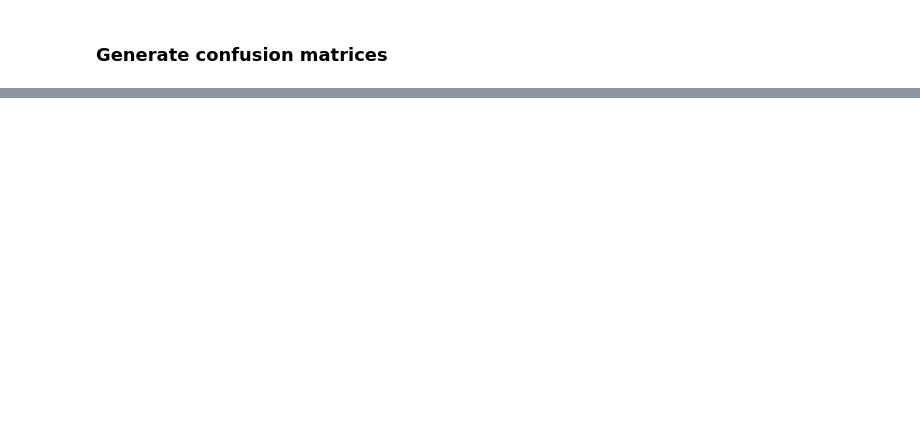
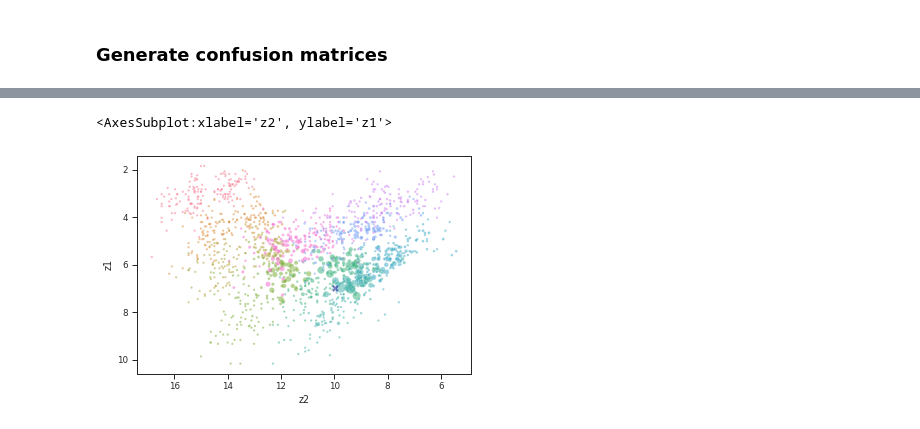
Before and after one commit to fmailhot/GCMPy-draft, a Jupyter notebook: GCMPy-basic-walkthrough.ipynb, the cells around one changed output, grey strips where cells are left out. Cells and saved outputs as stored; diff of their text form; code cells hidden in the pictures; blank space fills up the shorter version.

```diff
--- a/GCMPy-basic-walkthrough.ipynb
+++ b/GCMPy-basic-walkthrough.ipynb
@@ -115,0 +125,9 @@ gp.confusion(choices,catslist)
+# %%
+# Choose test stimulus
+test = pbbark.sample()
+
+# 1) Exclude that exemplar from the exemplar cloud
+exemplars=gp.exclude(pbbark,test,exclude_self=True)
+
+# 2) Add base activation
+exemplars = gp.reset_N(exemplars)
@@ -115,0 +167,10 @@ gp.confusion(choices,catslist)
+# %%
+# 3) Calculate activation
+activation = gp.activation(test,exemplars,dimsvals,cval)
+
+# View activation of exemplars
+actv = gp.getactiv(activation,'z2','z1','vowel')
+gp.activplot(actv,'z2','z1','vowel',test)
+# %% [output]
+<AxesSubplot:xlabel='z2', ylabel='z1'>
+[figure, added]
```
Also changed, not shown: parts of 16 cells of this notebook.
